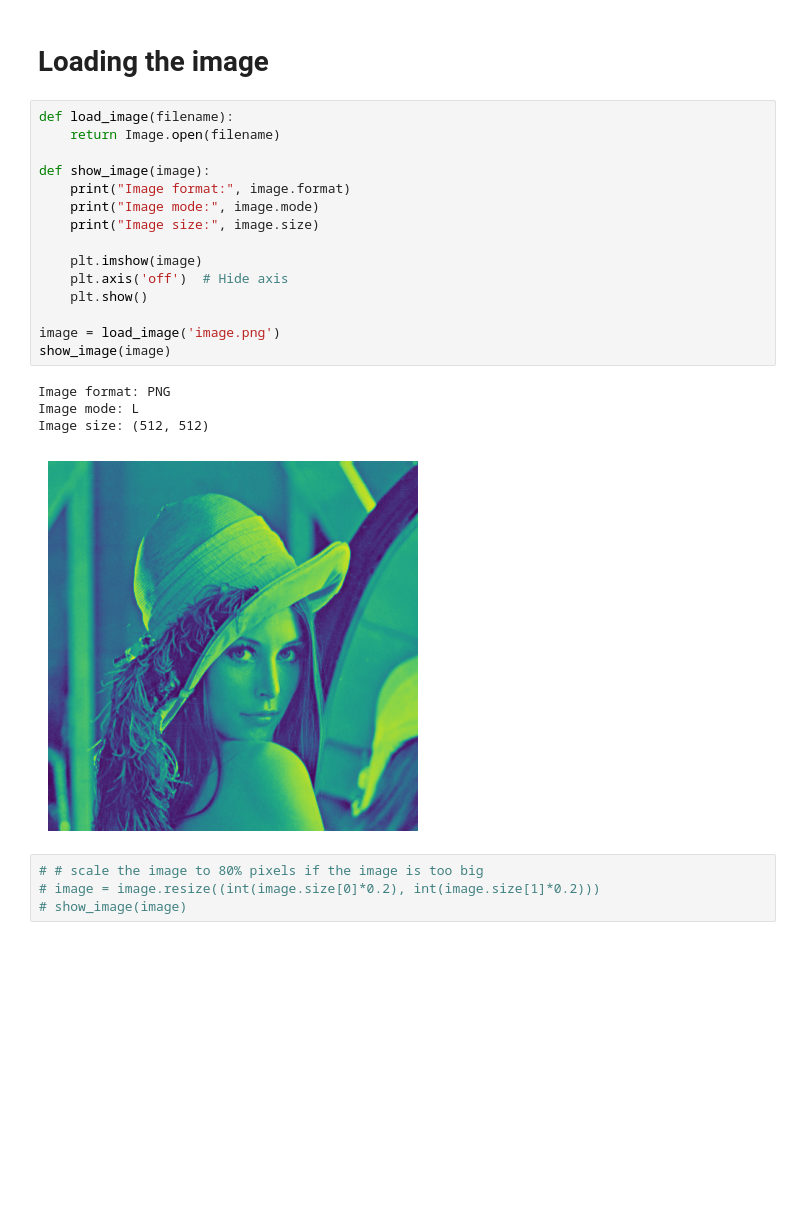
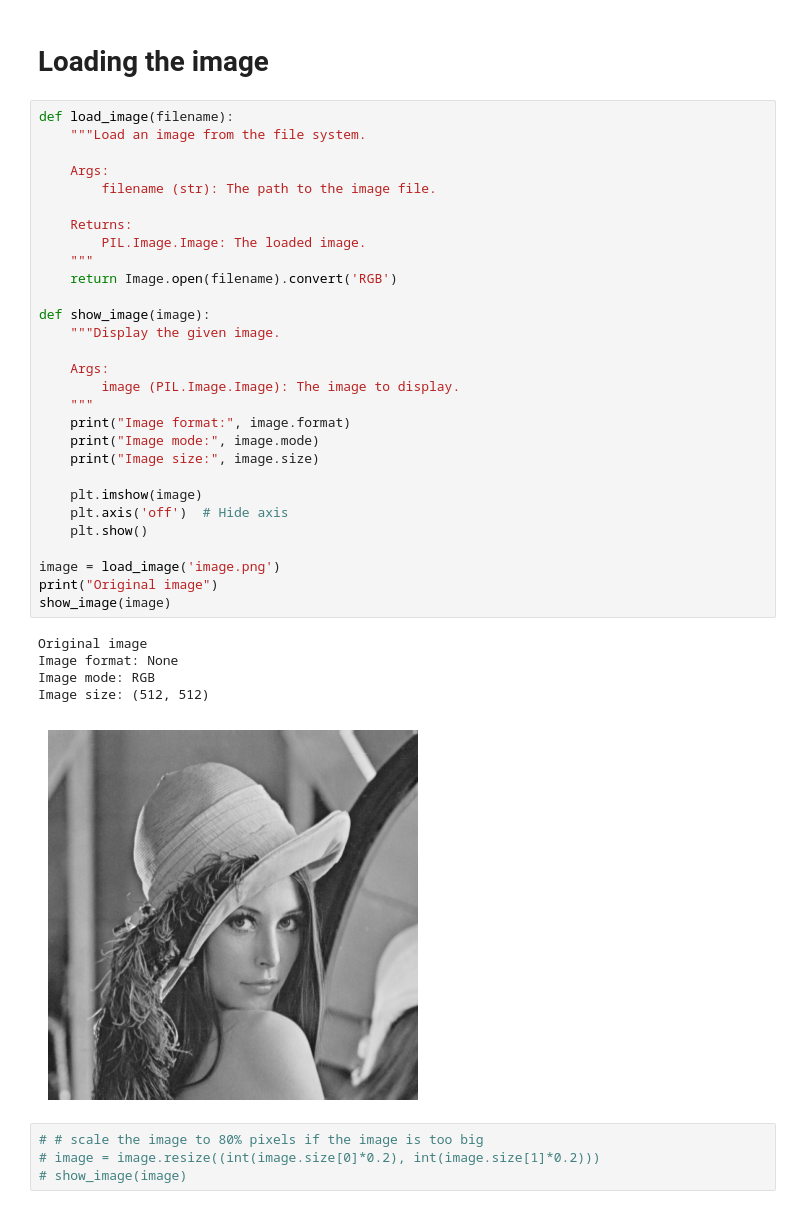
Before and after one commit to AnasMohammad4321/CV-Homeworks, a Jupyter notebook: HW1/main.ipynb, the cells around one changed output. Drawn from its saved outputs; the diff is of its cells as text; blank space fills up the shorter version.

```diff
--- a/HW1/main.ipynb
+++ b/HW1/main.ipynb
@@ -7,24 +7,39 @@ import matplotlib.pyplot as plt
 # **Loading the image**
 # %%
 def load_image(filename):
-    return Image.open(filename)
+    """Load an image from the file system.
+
+    Args:
+        filename (str): The path to the image file.
+
+    Returns:
+        PIL.Image.Image: The loaded image.
+    """
+    return Image.open(filename).convert('RGB')
 
 def show_image(image):
+    """Display the given image.
+
+    Args:
+        image (PIL.Image.Image): The image to display.
+    """
     print("Image format:", image.format)
     print("Image mode:", image.mode)
     print("Image size:", image.size)
 
     plt.imshow(image)
     plt.axis('off')  # Hide axis
     plt.show()
 
 image = load_image('image.png')
+print("Original image")
 show_image(image)
 # %% [output]
-Image format: PNG
-Image mode: L
+Original image
+Image format: None
+Image mode: RGB
 Image size: (512, 512)
-[figure, old version]
+[figure, new version]
 # %%
 # # scale the image to 80% pixels if the image is too big
 # image = image.resize((int(image.size[0]*0.2), int(image.size[1]*0.2)))
```
Also changed, not shown: parts of 13 cells of this notebook.
